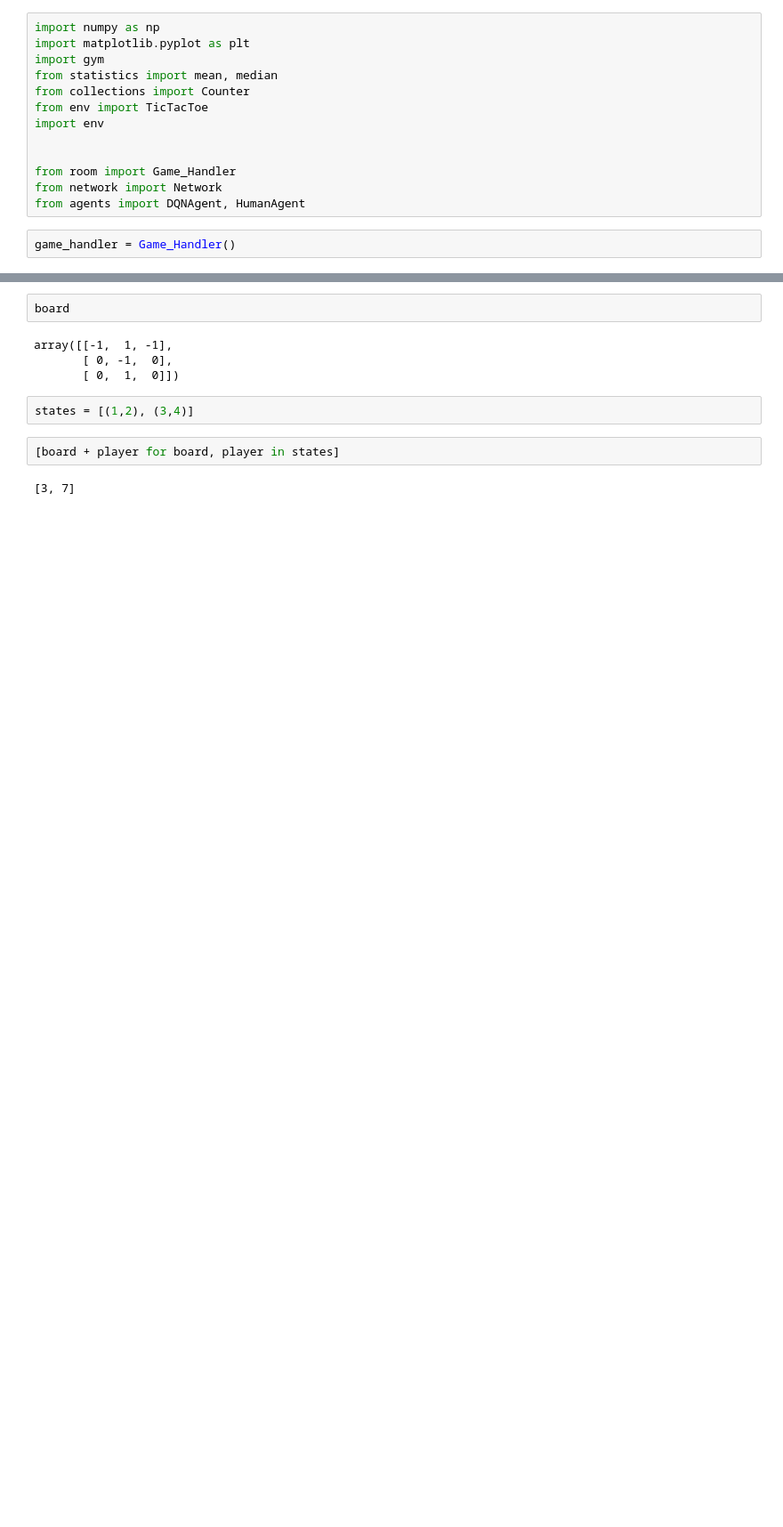
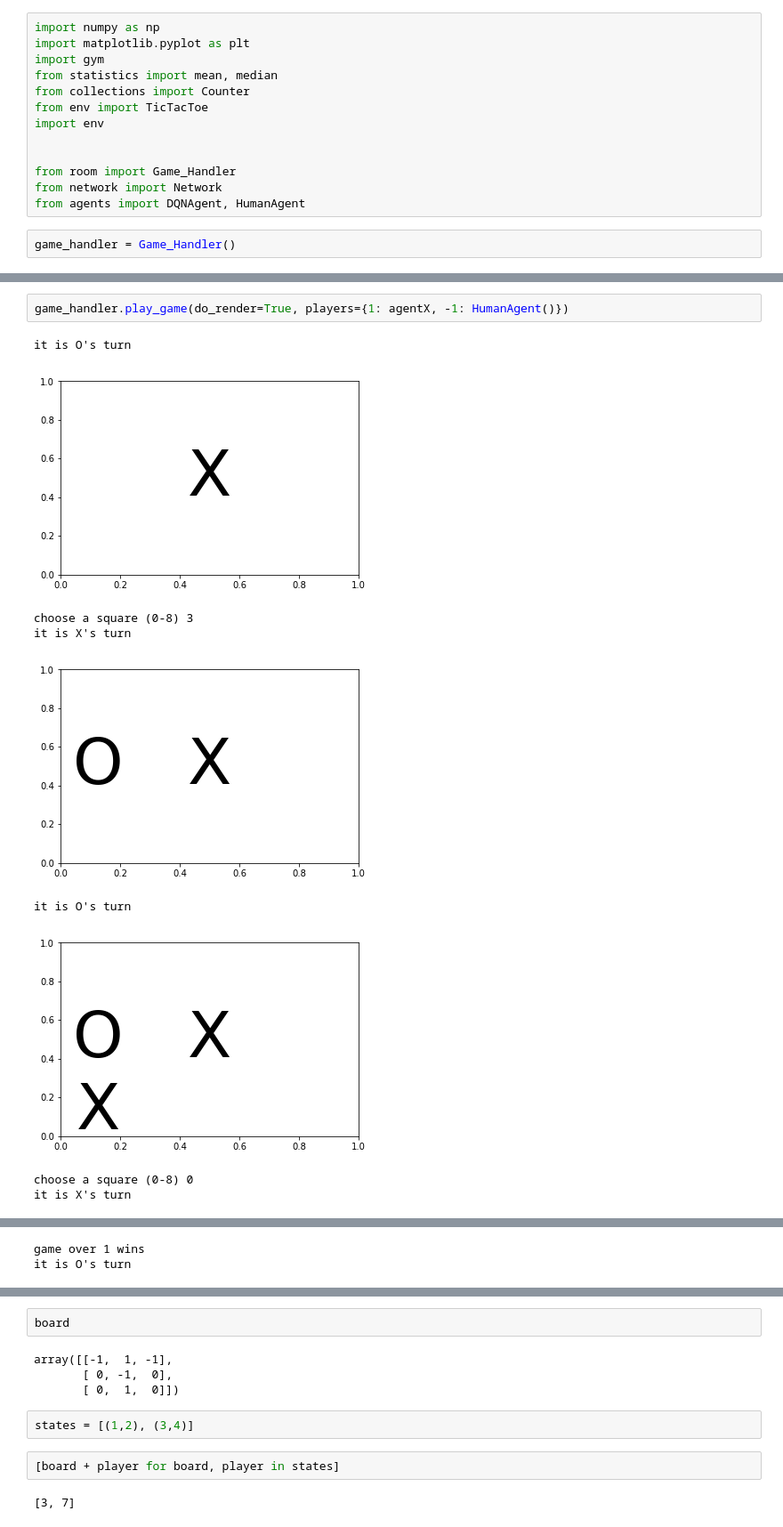
Before and after one commit to cmiddleman/DQNagent, a Jupyter notebook: src/test_notebook.ipynb, the cells around one changed output, grey strips where cells are left out. Shown at 89% size. Drawn from its saved outputs; the diff is of its cells as text; blank space fills up the shorter version.

```diff
--- a/src/test_notebook.ipynb
+++ b/src/test_notebook.ipynb
@@ -34,0 +38,12 @@ it is X's turn
+# %%
+game_handler.play_game(do_render=True, players={1: agentX, -1: HumanAgent()})
+# %% [output]
+it is O's turn
+[figure, added]
+choose a square (0-8) 3
+it is X's turn
+[figure, added]
+it is O's turn
+[figure, added]
+choose a square (0-8) 0
+it is X's turn
@@ -34,0 +51,2 @@ it is X's turn
+game over 1 wins
+it is O's turn
```
Also changed, not shown: parts of 4 cells of this notebook, 3 other files.
